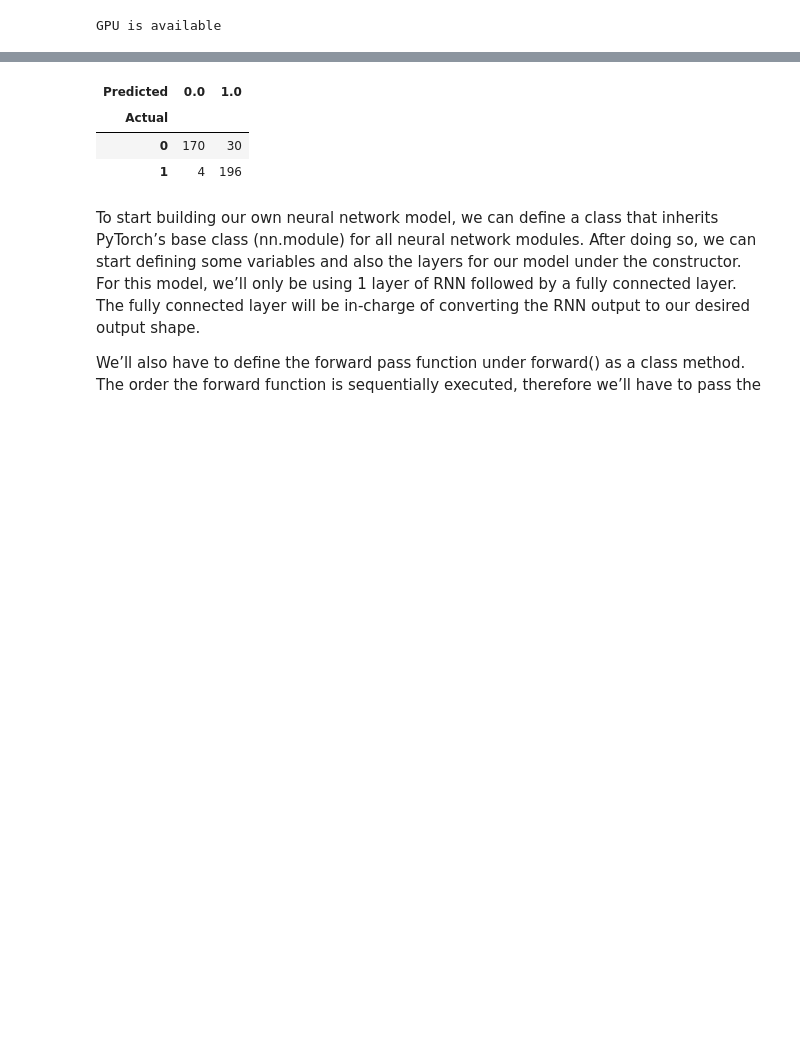
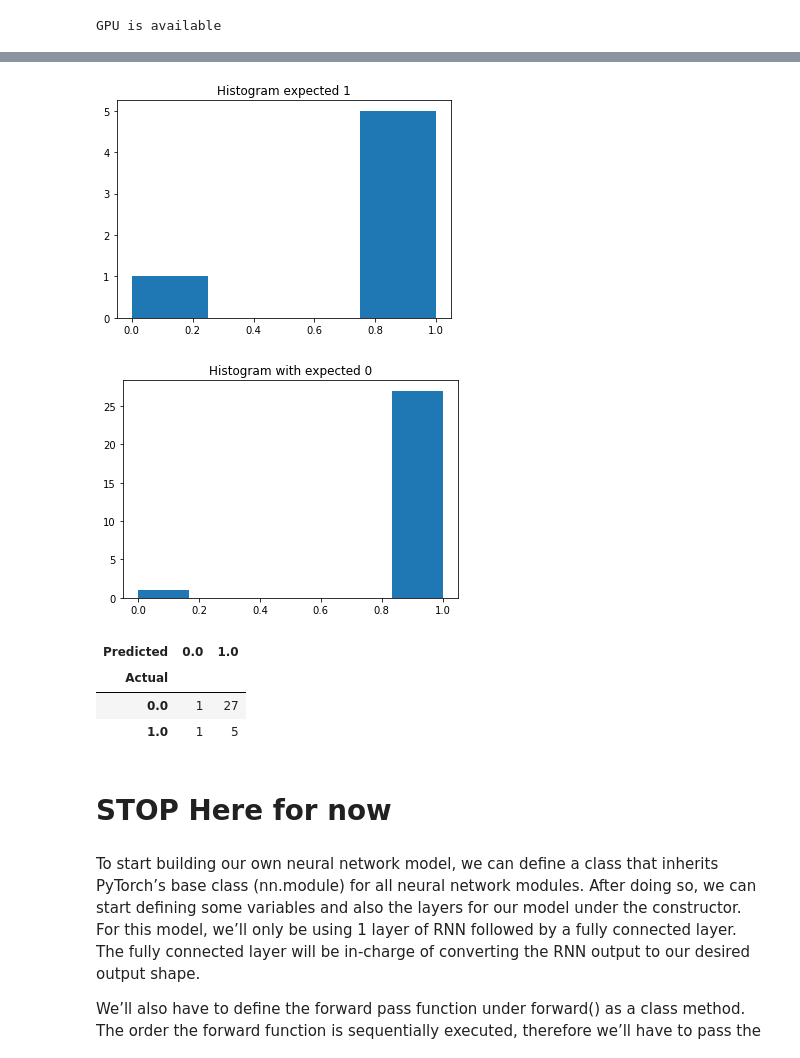
Before and after one commit to TzurV/scraper, a Jupyter notebook: WhatToDo.ipynb, the cells around one changed output, grey strips where cells are left out. Cells and saved outputs as stored; diff of their text form; code cells hidden in the pictures; blank space fills up the shorter version.

```diff
--- a/WhatToDo.ipynb
+++ b/WhatToDo.ipynb
@@ -177,8 +384,12 @@ N, D_in, H, D_out = 64, 10, 10, 1
 x = torch.randn(N, D_in)
 y = torch.randn(N, D_out)
 # %%
+# Normalize data
+dNorm = dataNormalization(partTrainData)
+normXtrainData = dNorm.normalize(partTrainData)
+
 # change numpy representation to float and conver to pytorch tensor
-x = torch.from_numpy(XtrainData.astype(np.float32))
+x = torch.from_numpy(normXtrainData.astype(np.float32))
 y = torch.from_numpy(YtrainData.astype(np.float32))
 # add a Dimension
 y = y.unsqueeze(1)
@@ -187,5 +398,6 @@ print(x.shape, y.shape)
 
 # N is batch size; D_in is input dimension;
 # H is hidden dimension; D_out is output dimension.
-N, D_in, H, D_out = x.shape[0], 4, 4, 1
+N, D_in, H, D_out = x.shape[0], x.shape[1], 20, 1
+print(f"N={N}, D_in={D_in}, H={H}, D_out={D_out}")
 # %% [output]
@@ -324,17 +541,22 @@ Actual
+# %%
+# SYnthetic data
+# Run recognition on new random data
+XEvalData = npPos
+YEvalData = npOut
+for ii in range(10):
+    noise = np.random.normal(size=(4,4)) / 5
+    npPos1 = npPos+noise
+    XEvalData = np.concatenate((XEvalData, npPos1), axis=0)
+    YEvalData = np.concatenate((YEvalData, npOut ), axis=0)
 # %%
-XEvalData = npPos
-YEvalData = npOut
-for ii in range(99):
-    noise = np.random.normal(size=(4,4)) #/ 5
-    npPos1 = npPos+noise
-    XEvalData = np.concatenate((XEvalData, npPos1), axis=0)
-    YEvalData = np.concatenate((YEvalData, npOut ), axis=0)
-
+# evaluate
+x = torch.from_numpy(dNorm.normalize(XEvalData).astype(np.float32))
+x = x.to(device)
 
 # evaluate
-x = torch.from_numpy(XEvalData.astype(np.float32))
-x = x.to(device)
-out = model(x)
+with torch.no_grad():
+    out = model(x)
+
 out = out.to('cpu')
 out = torch.squeeze((out))
 npPredicted = out.detach().numpy()
@@ -348,10 +570,17 @@ print(len(data['y_Actual']), len(data['y_Predicted']))
 
 
 df = pd.DataFrame(data, columns=['y_Actual','y_Predicted'])
-print(df.head())
+print(df)
 
+_ = plt.hist(npPredicted[YEvalData>0.5], bins='auto')
+plt.title("Histogram expected 1")
+plt.show()
+
+_ = plt.hist(npPredicted[YEvalData<0.5], bins='auto')
+plt.title("Histogram with expected 0")
+plt.show()
 
 confusion_matrix = pd.crosstab(df['y_Actual'], df['y_Predicted'], rownames=['Actual'], colnames=['Predicted'])
-print (confusion_matrix)
+#print (confusion_matrix)
 confusion_matrix.style
 # %% [output]
@@ -369,7 +604,11 @@ Actual
+[figure, added]
+[figure, added]
 | Predicted | 0.0 | 1.0 |
 | Actual |  |  |
-| 0 | 170 | 30 |
-| 1 | 4 | 196 |
+| 0.0 | 1 | 27 |
+| 1.0 | 1 | 5 |
+# %% [markdown]
+# STOP Here for now
 # %% [markdown]
 To start building our own neural network model, we can define a class that inherits PyTorch’s base class (nn.module) for all neural network modules. After doing so, we can start defining some variables and also the layers for our model under the constructor. For this model, we’ll only be using 1 layer of RNN followed by a fully connected layer. The fully connected layer will be in-charge of converting the RNN output to our desired output shape.
 
```
Also changed, not shown: parts of 28 cells of this notebook, 1 other file.
